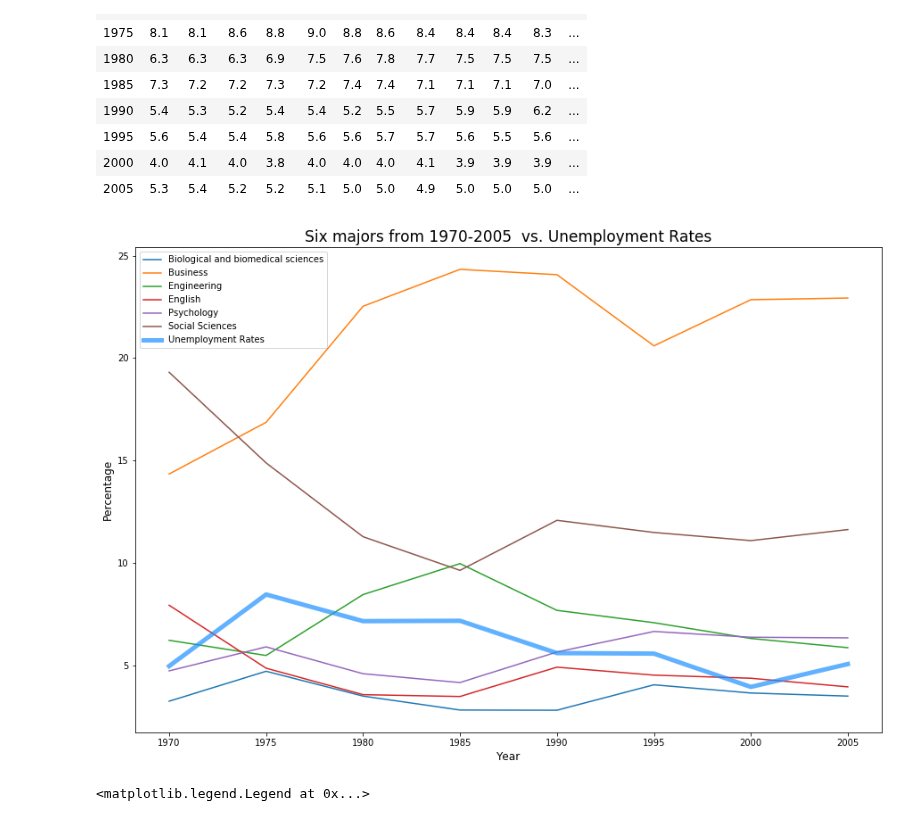
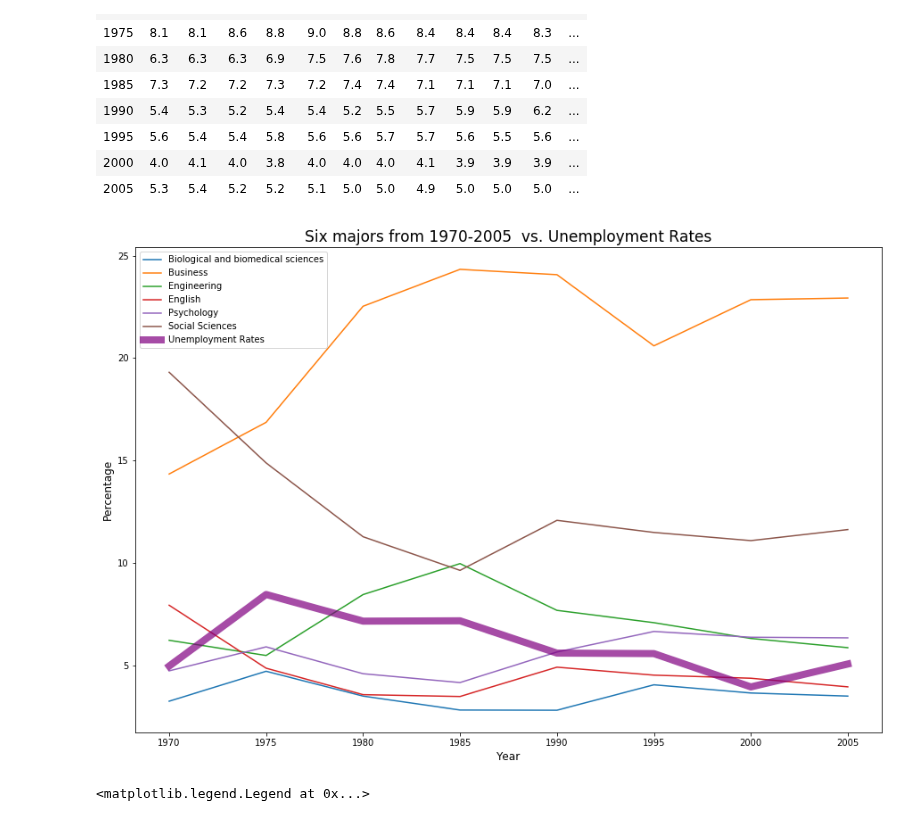
Before and after one commit to COGS108/group027, a Jupyter notebook: FinalProject.ipynb, the cells around one changed output. Drawn from its saved outputs; the diff is of its cells as text; code cells hidden in the pictures.

Commit message:
changed some color

```diff
--- a/FinalProject.ipynb
+++ b/FinalProject.ipynb
@@ -374,27 +374,27 @@ unemploy_rates_5years
 # %%
 # get the array of mean in unemployment rates table. Data is every 5 years since 1970 to 2005
 y7 = unemploy_rates_5years['Mean']
 
 # set larger size for graph
 plt.figure(figsize=(15,10))
 
 # now graph them
 plt.plot( x, y1, label = 'Biological and biomedical sciences' )
 plt.plot( x, y2, label = 'Business' )
 plt.plot( x, y3, label = 'Engineering' )
 plt.plot( x, y4, label = 'English' )
 plt.plot( x, y5, label = 'Psychology' )
 plt.plot( x, y6, label = 'Social Sciences' )
-plt.plot( x, y7, label = 'Unemployment Rates', marker='', linewidth=5, alpha=0.7,color= 'dodgerblue' )
+plt.plot( x, y7, label = 'Unemployment Rates', marker='', linewidth=8, alpha=0.7,color= 'purple' )
 
 # For cosmetics
 plt.xlabel('Year', fontsize=12)
 plt.ylabel('Percentage', fontsize=12)
 plt.title("Six majors from 1970-2005  vs. Unemployment Rates", fontsize=17)
 plt.legend()
 colors = ['#E69F00', '#56B4E9', '#F0E442', '#009E73', '#D55E00']
 # %% [output]
-[figure, old version]
+[figure, new version]
 # %%
 bar_width =0.4
 
```
